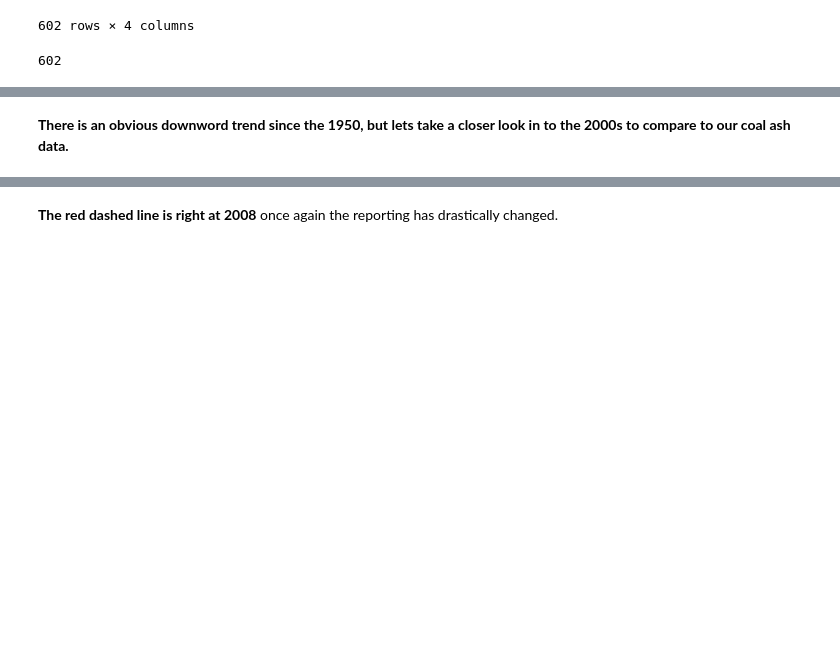
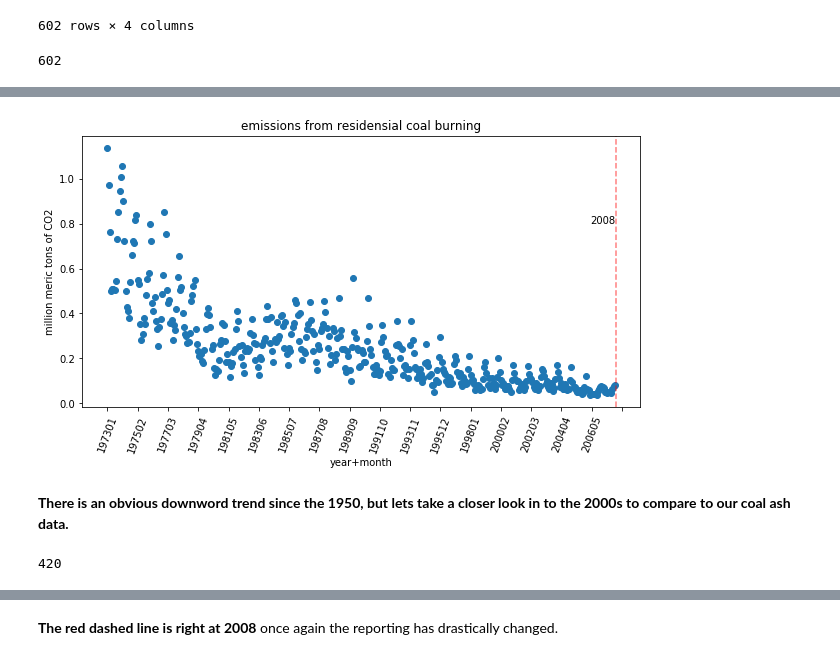
Before and after one commit to Iguanacolossus/energy-statistics, a Jupyter notebook: exploration.ipynb, the cells around one changed output, grey strips where cells are left out. Drawn from its saved outputs; the diff is of its cells as text; code cells hidden in the pictures; blank space fills up the shorter version.

Commit message:
everything is working again, fixing up plots

```diff
--- a/exploration.ipynb
+++ b/exploration.ipynb
@@ -506,5 +517,0 @@ len(res)
-# %%
-res=res.dropna()
-len(res)
-# %%
-res=res.reset_index()
@@ -513,5 +517,0 @@ res[-40:]
-# %%
-#res[res['Coal Residential Sector CO2 Emissions, Monthly']==0.0]
-#filter(res, res['Coal Residential Sector CO2 Emissions, Monthly']>0)
-#res = res[(res!= 0).any()]
-res=res[res['Coal Residential Sector CO2 Emissions, Monthly']>0]
@@ -524,19 +522,23 @@ y_res =res['Coal Residential Sector CO2 Emissions, Monthly']
 # %%
 fig, axs = plt.subplots()
 fig.set_size_inches(10,5)
 
 axs.plot(x,y_res,'o')
 axs.set_title('emissions from residensial coal burning')
 axs.set_xlabel('year+month')
 axs.set_ylabel('million meric tons of CO2')
 #axs.set_xticks(rotation=90)
 axs.xaxis.set_major_locator(plt.MaxNLocator(20))
 plt.xticks(rotation=70)
 axs.axvline('2008',color='r',linestyle='--',alpha=0.5)
-axs.text('200611',.8,'2008')
-plt.savefig('residential_coal_burning.png')
+axs.text('200604',.8,'2008')
+plt.savefig('images/residential_coal_burning2.png')
+# %% [output]
+[figure, added]
 # %% [markdown]
 **There is an obvious downword trend since the 1950, but lets take a closer look in to the 2000s to compare to our coal ash data.**
 # %%
 len(res)
+# %% [output]
+420
 # %%
```
Also changed, not shown: parts of 33 cells of this notebook, 6 other files.
